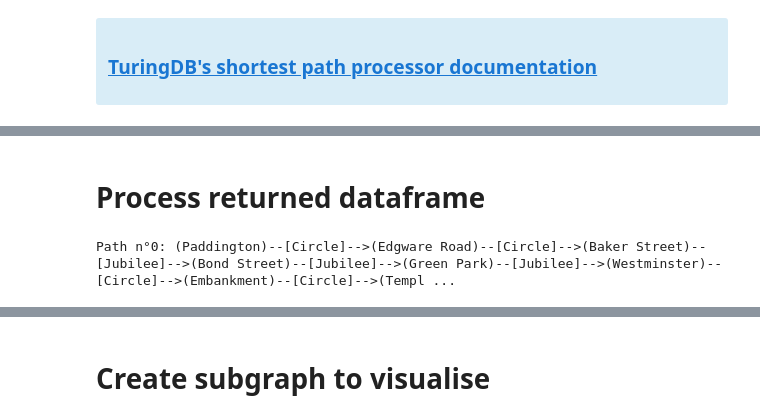
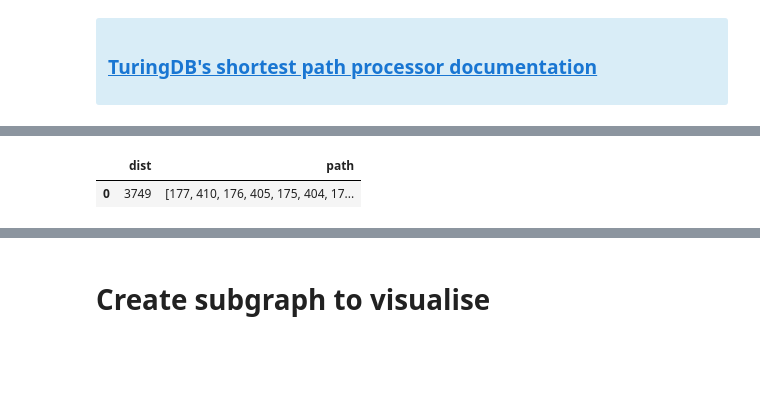
Before and after one commit to turing-db/turingdb-examples, a Jupyter notebook: examples/notebooks/public_version/london_transport_TfL.ipynb, the cells around one changed output, grey strips where cells are left out. Cells and saved outputs as stored; diff of their text form; code cells hidden in the pictures; blank space fills up the shorter version.

```diff
--- a/examples/notebooks/public_version/london_transport_TfL.ipynb
+++ b/examples/notebooks/public_version/london_transport_TfL.ipynb
@@ -1001,2 +970,0 @@ RETURN n.displayName, e.Line, e.distance, m.displayName
-# %% [markdown]
-# Process returned dataframe
@@ -1041,9 +971,12 @@ def create_journey_string(row):
-# %%
-# Show journey strings (multiple paths of the same length can exist between two stations)
-for i in range(min(len(df_path), 10)):
-    journey_path = create_journey_string(
-        df_path.filter(regex="displayName$|Line$", axis=1).iloc[i]
-    )
-    print(f"Path n°{i}: {journey_path}\n")
-# %% [output]
-Path n°0: (Paddington)--[Circle]-->(Edgware Road)--[Circle]-->(Baker Street)--[Jubilee]-->(Bond Street)--[Jubilee]-->(Green Park)--[Jubilee]-->(Westminster)--[Circle]-->(Embankment)--[Circle]-->(Templ ...
+# %%
+df_shortest_path = client.query(f"""
+MATCH (n:Station), (m:Station)
+WHERE n.displayName = '{departure_station}'
+AND m.displayName = '{arrival_station}'
+shortestPath(n, m, distance, dist, path)
+RETURN dist, path
+""")
+display(df_shortest_path)
+# %% [output]
+|  | dist | path |
+| 0 | 3749 | [177, 410, 176, 405, 175, 404, 17... |
```
Also changed, not shown: parts of 48 cells of this notebook.
